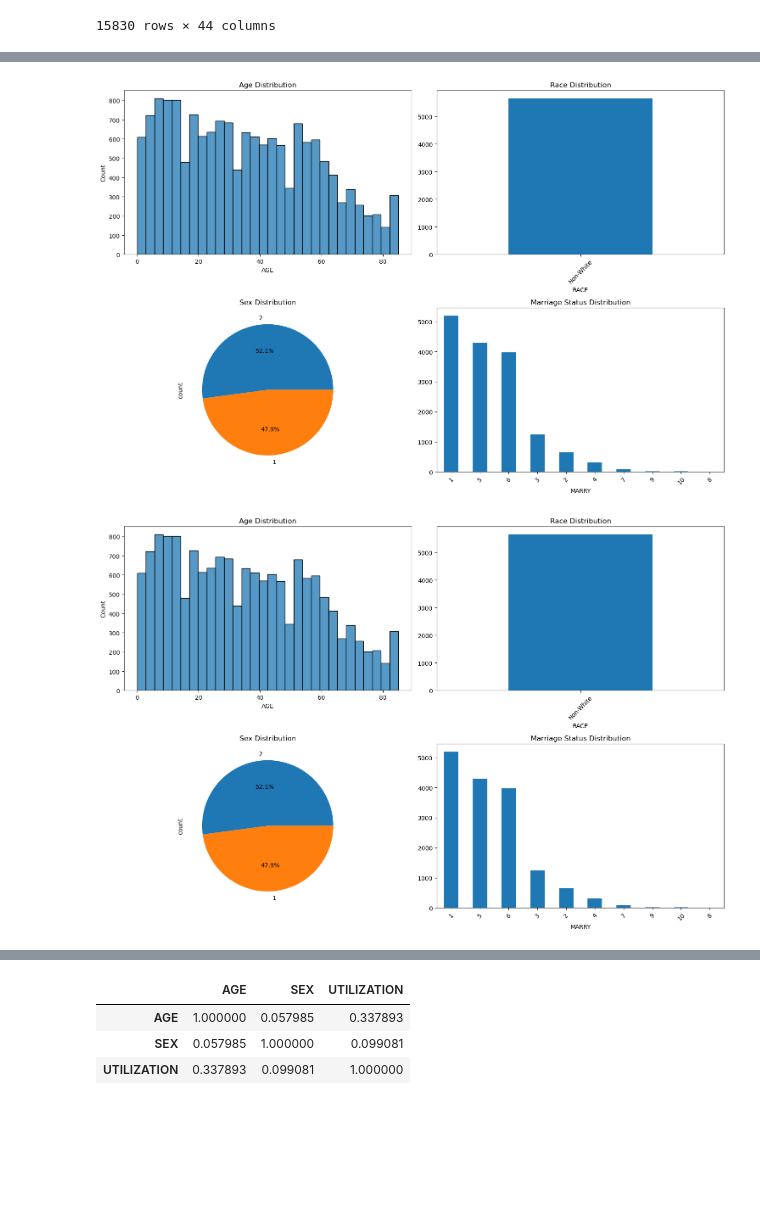
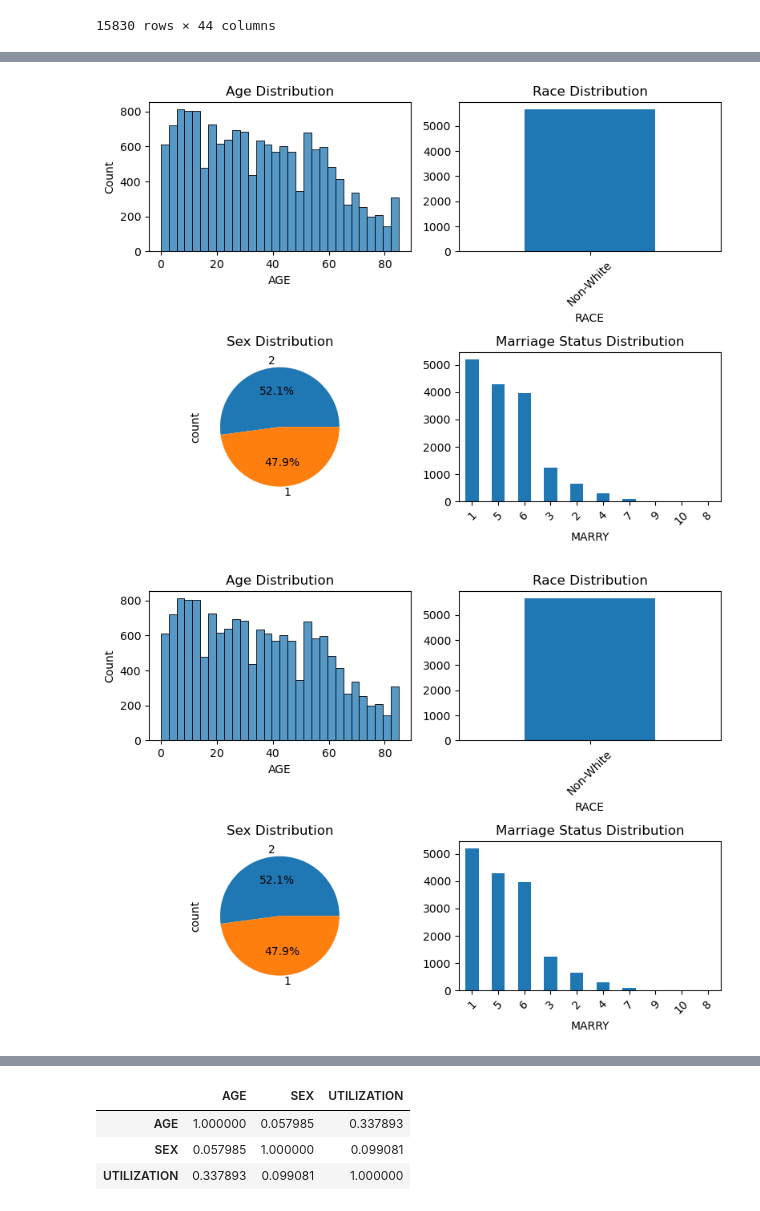
Before and after one commit to gracejiang0929/FA24_DSC180A_Repo, a Jupyter notebook: pt2_Demographic Analysis.ipynb, the cells around one changed output, grey strips where cells are left out. Saved outputs shown, nothing was run; the diff lists cells and outputs as text; code cells hidden in the pictures; blank space fills up the shorter version.

```diff
--- a/pt2_Demographic Analysis.ipynb
+++ b/pt2_Demographic Analysis.ipynb
@@ -412,36 +431,37 @@ df_panel_19_reduced
 # %%
 def plot_demographic_distributions(df):
     """
     Create demographic distribution plots
     """
-    fig = plt.figure(figsize=(15, 10))
+    # Create a figure with 2x2 subplots, adjusting figsize for better layout
+    fig = plt.figure(figsize=(8, 6))
 
     # Age distribution
-    plt.subplot(2, 2, 1)
+    plt.subplot(2, 2, 1)  # First subplot: 2 rows, 2 columns, position 1
     sns.histplot(data=df, x='AGE', bins=30)
     plt.title('Age Distribution')
 
     # Race distribution
-    plt.subplot(2, 2, 2)
+    plt.subplot(2, 2, 2)  # Second subplot
     df['RACE'].value_counts().plot(kind='bar')
     plt.title('Race Distribution')
     plt.xticks(rotation=45)
 
     # Sex distribution
-    plt.subplot(2, 2, 3)
+    plt.subplot(2, 2, 3)  # Third subplot
     df['SEX'].value_counts().plot(kind='pie', autopct='%1.1f%%')
     plt.title('Sex Distribution')
 
     # Marriage status
-    plt.subplot(2, 2, 4)
+    plt.subplot(2, 2, 4)  # Fourth subplot
     df['MARRY'].value_counts().plot(kind='bar')
     plt.title('Marriage Status Distribution')
     plt.xticks(rotation=45)
 
-    plt.tight_layout()
+    plt.tight_layout()  # Adjust spacing between subplots
     return fig
 
 plot_demographic_distributions(df_panel_19_reduced)
 # %% [output]
-[figure, old version]
+[figure, new version]
-[figure, old version]
+[figure, new version]
```
Also changed, not shown: parts of 20 cells of this notebook, 1 other file.
